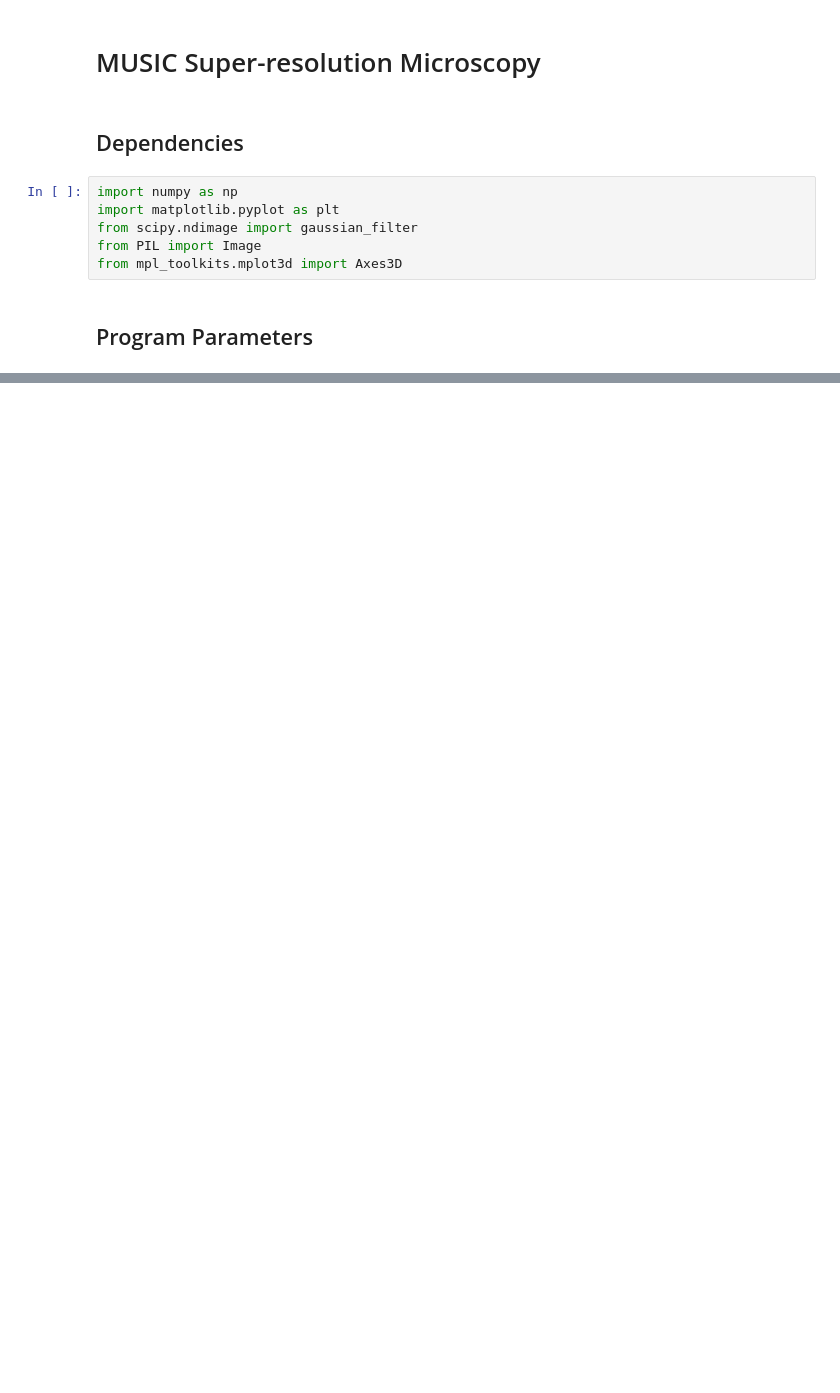
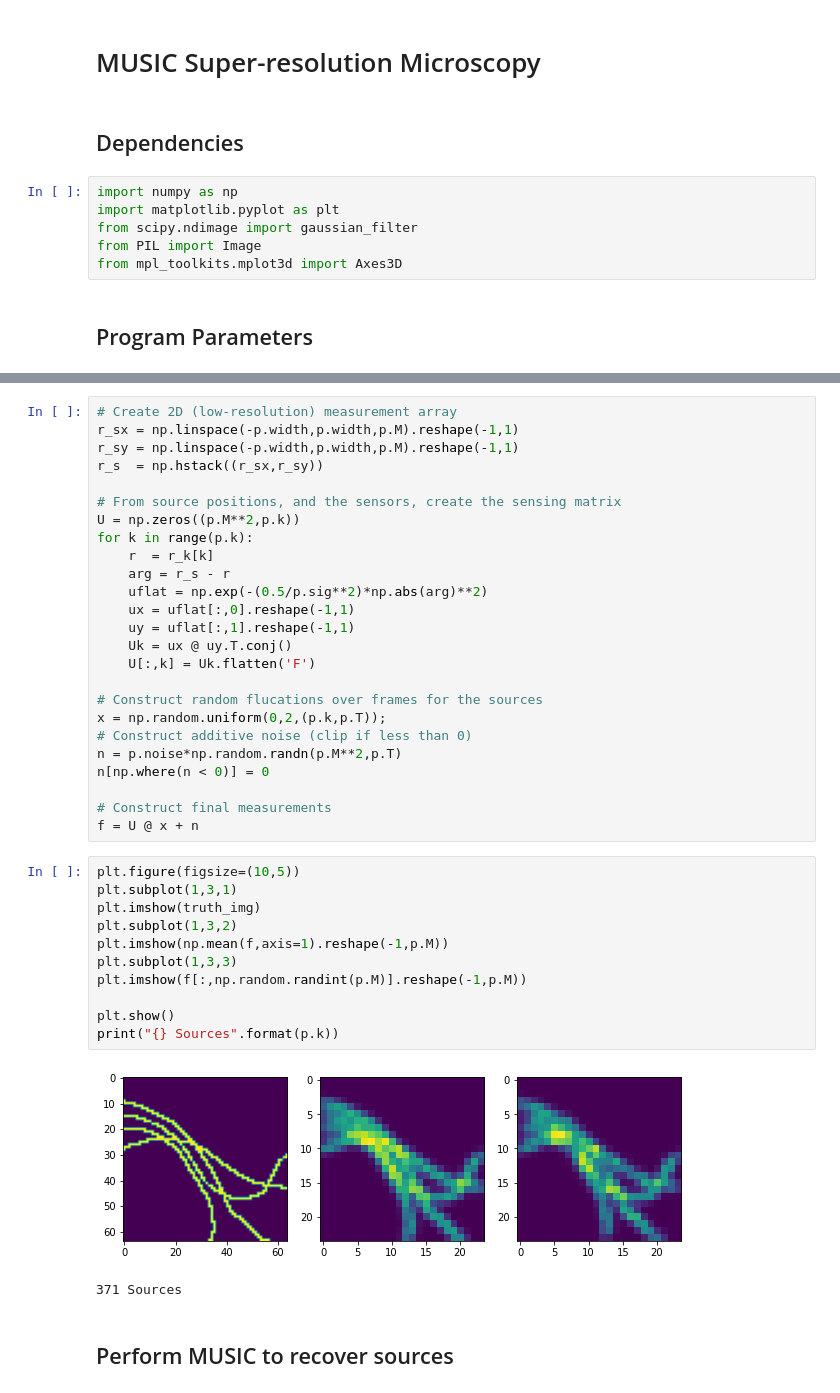
Before and after one commit to ElasticDuckCode/MUSIC_Microscopy, a Jupyter notebook: MUSIC_Microscopy.ipynb, the cells around one changed output, grey strips where cells are left out. Cells and saved outputs as stored; diff of their text form; blank space fills up the shorter version.

```diff
--- a/MUSIC_Microscopy.ipynb
+++ b/MUSIC_Microscopy.ipynb
@@ -239,0 +92,41 @@ plt.show()
+# %%
+# Create 2D (low-resolution) measurement array
+r_sx = np.linspace(-p.width,p.width,p.M).reshape(-1,1)
+r_sy = np.linspace(-p.width,p.width,p.M).reshape(-1,1)
+r_s  = np.hstack((r_sx,r_sy))
+
+# From source positions, and the sensors, create the sensing matrix
+U = np.zeros((p.M**2,p.k))
+for k in range(p.k):
+    r  = r_k[k]
+    arg = r_s - r
+    uflat = np.exp(-(0.5/p.sig**2)*np.abs(arg)**2)
+    ux = uflat[:,0].reshape(-1,1)
+    uy = uflat[:,1].reshape(-1,1)
+    Uk = ux @ uy.T.conj()
+    U[:,k] = Uk.flatten('F')
+
+# Construct random flucations over frames for the sources
+x = np.random.uniform(0,2,(p.k,p.T));
+# Construct additive noise (clip if less than 0)
+n = p.noise*np.random.randn(p.M**2,p.T)
+n[np.where(n < 0)] = 0
+
+# Construct final measurements
+f = U @ x + n
+# %%
+plt.figure(figsize=(10,5))
+plt.subplot(1,3,1)
+plt.imshow(truth_img)
+plt.subplot(1,3,2)
+plt.imshow(np.mean(f,axis=1).reshape(-1,p.M))
+plt.subplot(1,3,3)
+plt.imshow(f[:,np.random.randint(p.M)].reshape(-1,p.M))
+
+plt.show()
+print("{} Sources".format(p.k))
+# %% [output]
+[figure, added]
+371 Sources
+# %% [markdown]
+## Perform MUSIC to recover sources
```
Also changed, not shown: parts of 35 cells of this notebook, 3 other files.
